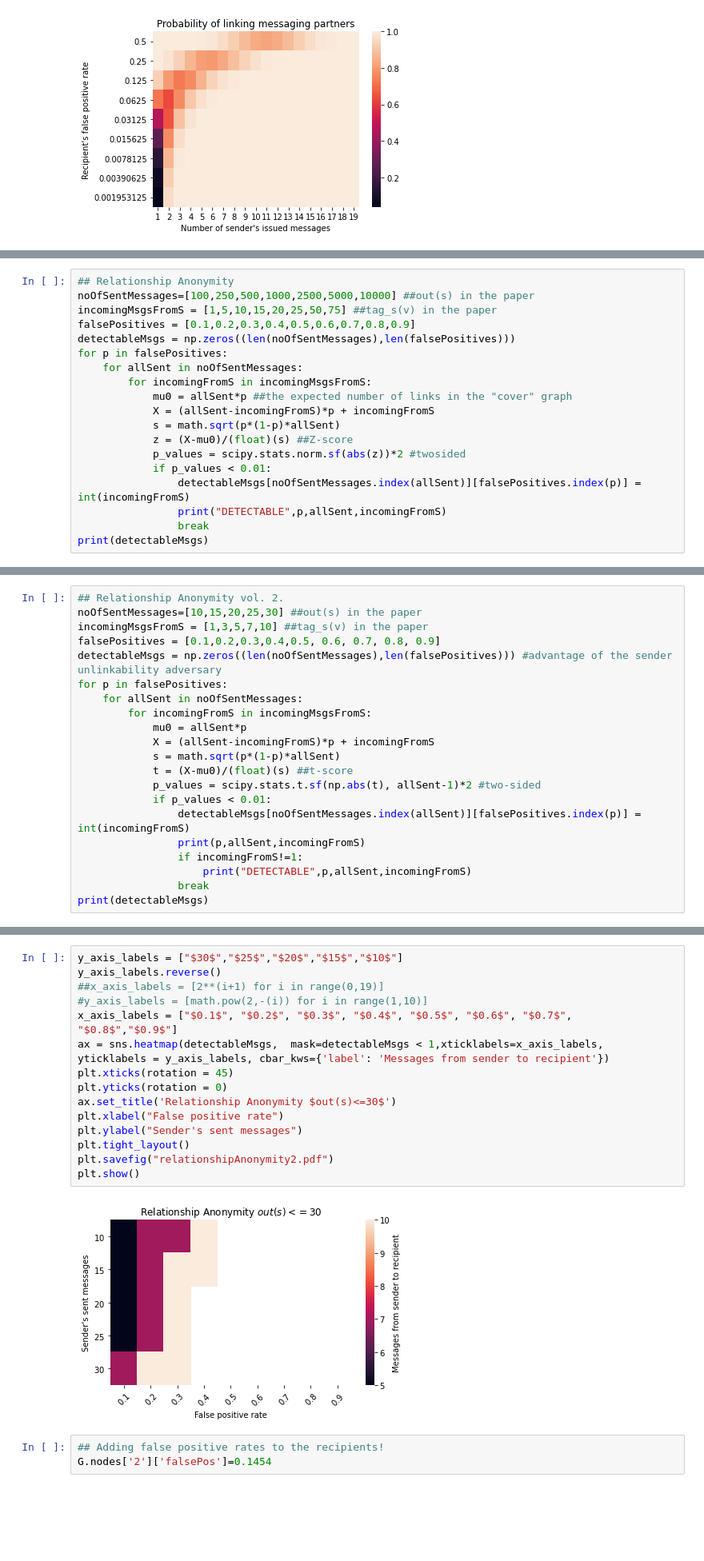
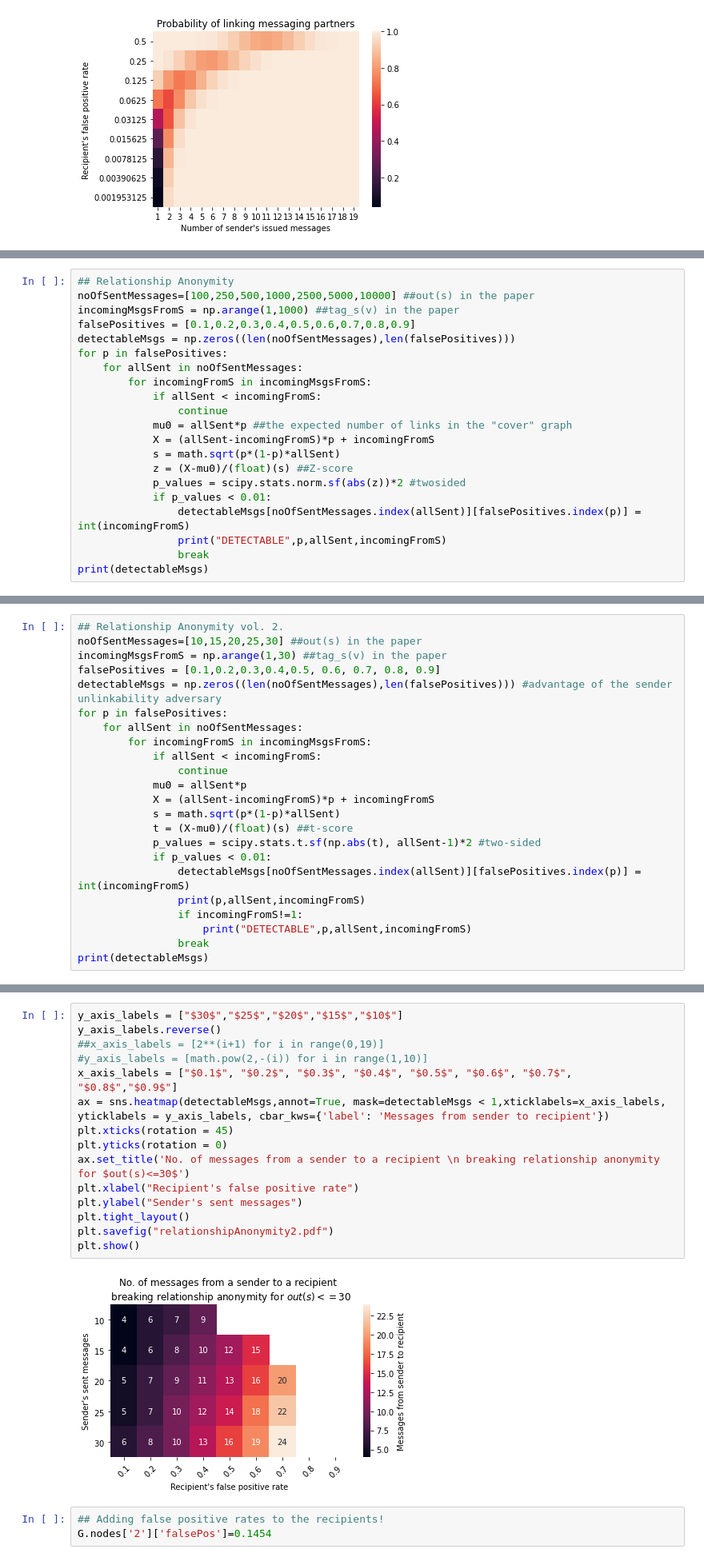
Before and after one commit to seresistvanandras/FMD-analysis, a Jupyter notebook: src/Analyser.ipynb, the cells around one changed output, grey strips where cells are left out. Shown at 80% size. Drawn from its saved outputs; the diff is of its cells as text; blank space fills up the shorter version.

```diff
--- a/src/Analyser.ipynb
+++ b/src/Analyser.ipynb
@@ -236,12 +246,14 @@ plt.show()
 # %%
 ## Relationship Anonymity
 noOfSentMessages=[100,250,500,1000,2500,5000,10000] ##out(s) in the paper
-incomingMsgsFromS = [1,5,10,15,20,25,50,75] ##tag_s(v) in the paper
+incomingMsgsFromS = np.arange(1,1000) ##tag_s(v) in the paper
 falsePositives = [0.1,0.2,0.3,0.4,0.5,0.6,0.7,0.8,0.9]
 detectableMsgs = np.zeros((len(noOfSentMessages),len(falsePositives)))
 for p in falsePositives:
     for allSent in noOfSentMessages:
         for incomingFromS in incomingMsgsFromS:
+            if allSent < incomingFromS:
+                continue
             mu0 = allSent*p ##the expected number of links in the "cover" graph
             X = (allSent-incomingFromS)*p + incomingFromS
             s = math.sqrt(p*(1-p)*allSent)
@@ -290,12 +302,14 @@ plt.show()
 # %%
 ## Relationship Anonymity vol. 2.
 noOfSentMessages=[10,15,20,25,30] ##out(s) in the paper
-incomingMsgsFromS = [1,3,5,7,10] ##tag_s(v) in the paper
+incomingMsgsFromS = np.arange(1,30) ##tag_s(v) in the paper
 falsePositives = [0.1,0.2,0.3,0.4,0.5, 0.6, 0.7, 0.8, 0.9]
 detectableMsgs = np.zeros((len(noOfSentMessages),len(falsePositives))) #advantage of the sender unlinkability adversary
 for p in falsePositives:
     for allSent in noOfSentMessages:
         for incomingFromS in incomingMsgsFromS:
+            if allSent < incomingFromS:
+                continue
             mu0 = allSent*p
             X = (allSent-incomingFromS)*p + incomingFromS
             s = math.sqrt(p*(1-p)*allSent)
@@ -329,20 +343,20 @@ DETECTABLE 0.2 10 7
 # %%
 y_axis_labels = ["$30$","$25$","$20$","$15$","$10$"]
 y_axis_labels.reverse()
 ##x_axis_labels = [2**(i+1) for i in range(0,19)]
 #y_axis_labels = [math.pow(2,-(i)) for i in range(1,10)]
 x_axis_labels = ["$0.1$", "$0.2$", "$0.3$", "$0.4$", "$0.5$", "$0.6$", "$0.7$", "$0.8$","$0.9$"]
-ax = sns.heatmap(detectableMsgs,  mask=detectableMsgs < 1,xticklabels=x_axis_labels, yticklabels = y_axis_labels, cbar_kws={'label': 'Messages from sender to recipient'})
+ax = sns.heatmap(detectableMsgs,annot=True, mask=detectableMsgs < 1,xticklabels=x_axis_labels, yticklabels = y_axis_labels, cbar_kws={'label': 'Messages from sender to recipient'})
 plt.xticks(rotation = 45)
 plt.yticks(rotation = 0)
-ax.set_title('Relationship Anonymity $out(s)<=30$')
-plt.xlabel("False positive rate")
+ax.set_title('No. of messages from a sender to a recipient \n breaking relationship anonymity for $out(s)<=30$')
+plt.xlabel("Recipient's false positive rate")
 plt.ylabel("Sender's sent messages")
 plt.tight_layout()
 plt.savefig("relationshipAnonymity2.pdf")
 plt.show()
 # %% [output]
-[figure, old version]
+[figure, new version]
 # %%
 ## Adding false positive rates to the recipients!
 G.nodes['2']['falsePos']=0.1454
```
Also changed, not shown: parts of 17 cells of this notebook, 8 other files.
